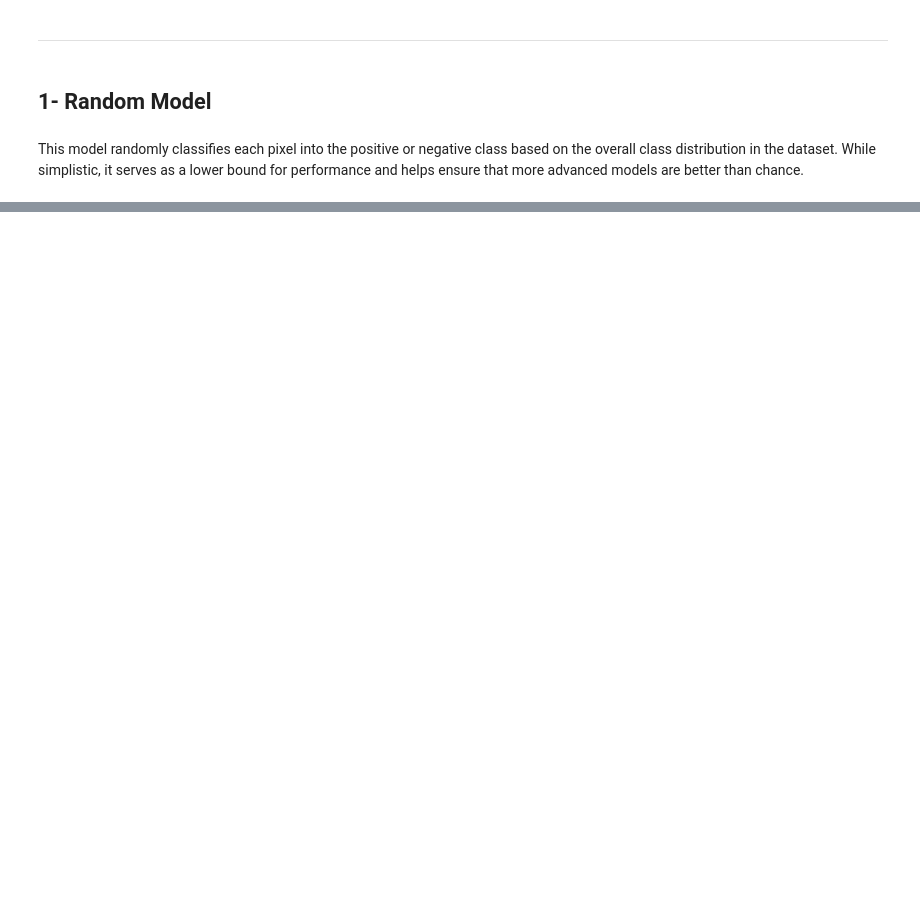
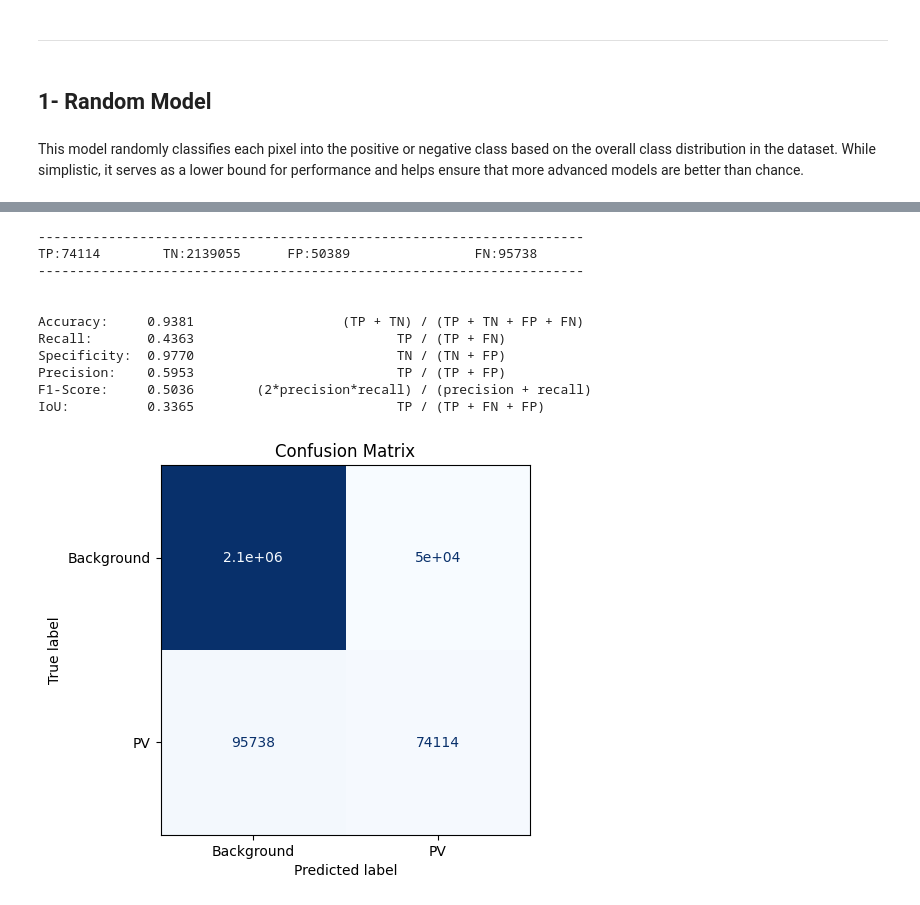
Before and after one commit to FederCO23/UCSD_MLBootcamp_Capstone, a Jupyter notebook: 6-Benchmark_your_model/Benchmark.ipynb, the cells around one changed output, grey strips where cells are left out. Saved outputs shown, nothing was run; the diff lists cells and outputs as text; code cells hidden in the pictures; blank space fills up the shorter version.

```diff
--- a/6-Benchmark_your_model/Benchmark.ipynb
+++ b/6-Benchmark_your_model/Benchmark.ipynb
@@ -2622,0 +314,37 @@ display_confusion_matrix_with_metrics_and_distributions(cm, pos_probs, neg_probs
+# %%
+def threshold_classifier_prediction(image_paths, threshold):
+    """
+    Classify pixels using a fixed threshold on the NIR band.
+    """
+    predictions = []
+
+    for img_path in image_paths:
+        image = imageio.imread(img_path)
+        nir_band = image[:, :, 3]  # Extract the NIR band
+        prediction = (nir_band <= threshold).astype(int)  # Apply threshold
+        predictions.append(prediction)
+
+    return predictions
+# %%
+# Generate predictions for the test dataset
+threshold = 1850
+threshold_predictions = threshold_classifier_prediction(test_image_paths, threshold)
+
+# Evaluate the model
+cm, masks_flat, preds_flat = evaluate_random_model(test_mask_paths, threshold_predictions)
+
+# Plot the confusion matrix and metrics
+plot_confusion_matrix(cm)
+# %% [output]
+----------------------------------------------------------------------
+TP:74114        TN:2139055      FP:50389                FN:95738
+----------------------------------------------------------------------
+
+
+Accuracy:     0.9381                   (TP + TN) / (TP + TN + FP + FN)
+Recall:       0.4363                          TP / (TP + FN)
+Specificity:  0.9770                          TN / (TN + FP)
+Precision:    0.5953                          TP / (TP + FP)
+F1-Score:     0.5036        (2*precision*recall) / (precision + recall)
+IoU:          0.3365                          TP / (TP + FN + FP)
+[figure, added]
```
Also changed, not shown: parts of 91 cells of this notebook, 2 other files.
